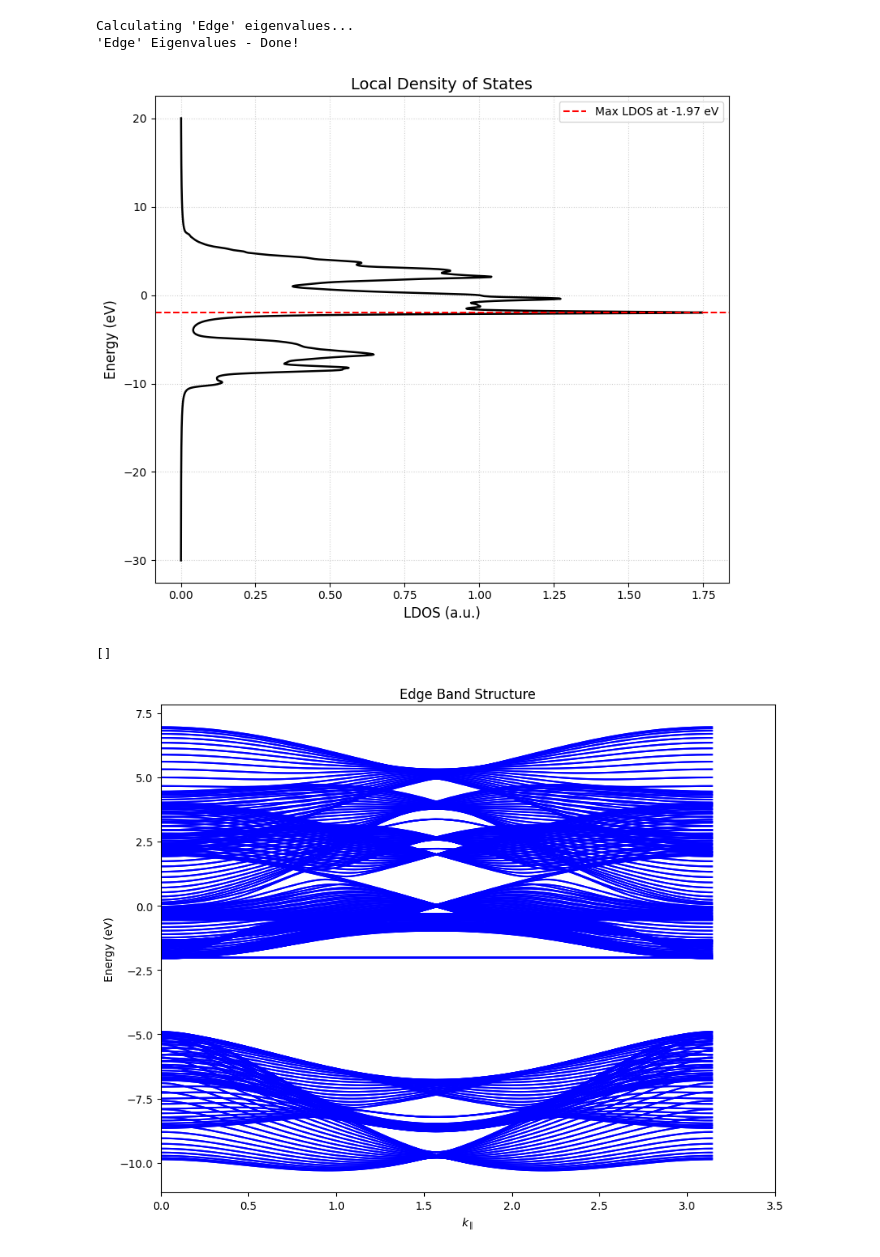
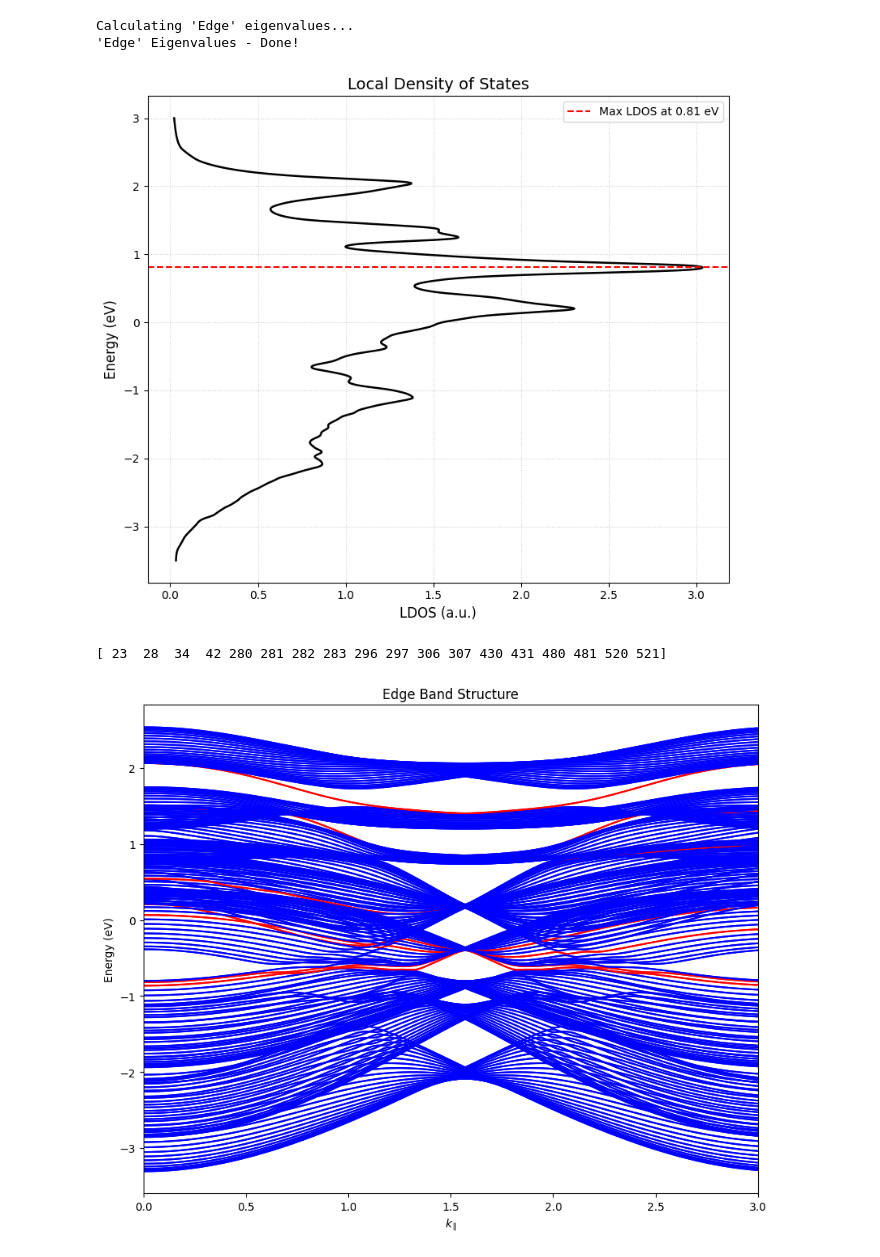
Before and after one commit to JaviLGPKE/topological_insulator, a Jupyter notebook: notebooks/project/group_IV/kagome/multi_orbital_edge_SOC.ipynb, the cells around one changed output. Drawn from its saved outputs; the diff is of its cells as text; code cells hidden in the pictures.

```diff
--- a/notebooks/project/group_IV/kagome/multi_orbital_edge_SOC.ipynb
+++ b/notebooks/project/group_IV/kagome/multi_orbital_edge_SOC.ipynb
@@ -5,9 +5,6 @@ from topological_insulator import Problem
 
 structure_path = "../../../../../topological_insulator/data/structures/"
 structure_name = "kagome.json"
-material_path = "../../../../../topological_insulator/data/cases/"
-material_name = "germanene.json"
 
-problem = Problem(structure_path=structure_path, structure_name=structure_name,
-                  material_path=material_path, material_name=material_name
+problem = Problem(structure_path=structure_path, structure_name=structure_name
 )
@@ -57,25 +71,27 @@ Calculating 'Edge' eigenvalues...
 invariants = problem.hamiltonian["edge"]["topological_invariants"]
 LDOS, E = invariants.get_local_density_of_states(
     site_idx = 0,
-    E_max = 20,#8,
-    E_min = -30,#-12,
-    eta = 0.15
+    E_max = 3,#8,
+    E_min = -3.5,#-12,
+    eta = 0.05
 )
 
 invariants.plot_density_of_states(LDOS, E)
 # %% [output]
-[figure, old version]
+[figure, new version]
-# %%
-import numpy as np
-k_target = np.pi
-edge_bands = tb_edge.get_edge_bands(g, edge_sites=edge_sites, k_target=k_target, threshold=0.20)
-print(edge_bands)
-# %% [output]
-[]
+# %%
+import numpy as np
+edge_bands_top = tb_edge.get_edge_bands(g, edge_sites=edge_sites, k_target=1.0, threshold=0.15)
+edge_bands_bot_left = tb_edge.get_edge_bands(g, edge_sites=edge_sites, k_target=1.51, threshold=0.2)
+edge_bands_bot_right = tb_edge.get_edge_bands(g, edge_sites=edge_sites, k_target=1.61, threshold=0.2)
+edge_bands = np.unique(np.concatenate([edge_bands_top, edge_bands_bot_left, edge_bands_bot_right]))
+print(edge_bands)
+# %% [output]
+[ 23  28  34  42 280 281 282 283 296 297 306 307 430 431 480 481 520 521]
 # %%
-tb_edge.plot_dispersion(g, edge_bands=edge_bands, x_max=3.5, x_min=0)
+tb_edge.plot_dispersion(g, bands = [i for i in range(142, 568)], edge_bands=edge_bands, x_max=3, x_min=0)
 # %% [output]
-[figure, old version]
+[figure, new version]
 # %%
 N_projections = len(tb_edge.coupled_states)
 N_sites = len(tb_edge.sublattice_idxs)
```
Also changed, not shown: parts of 6 cells of this notebook, 6 other files.
